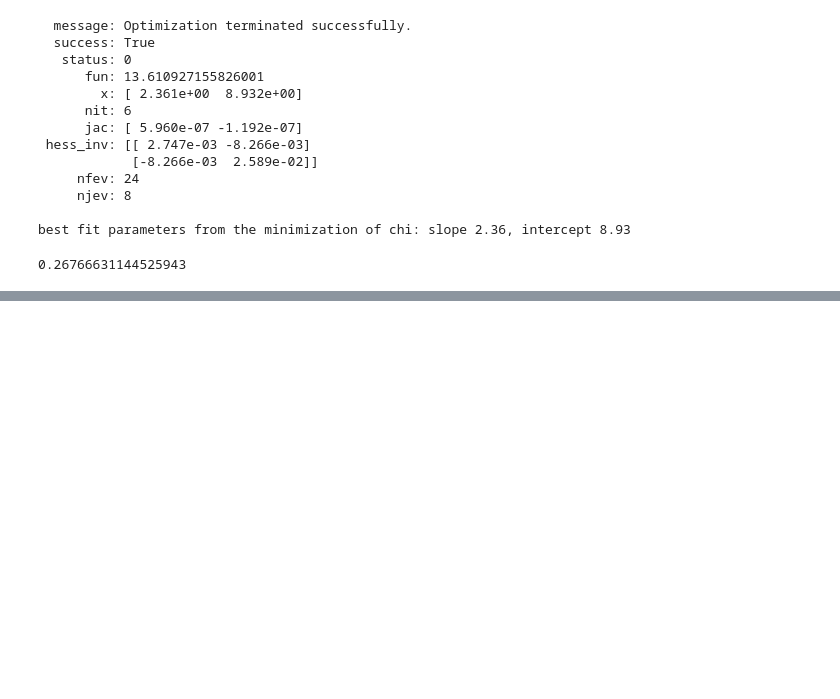
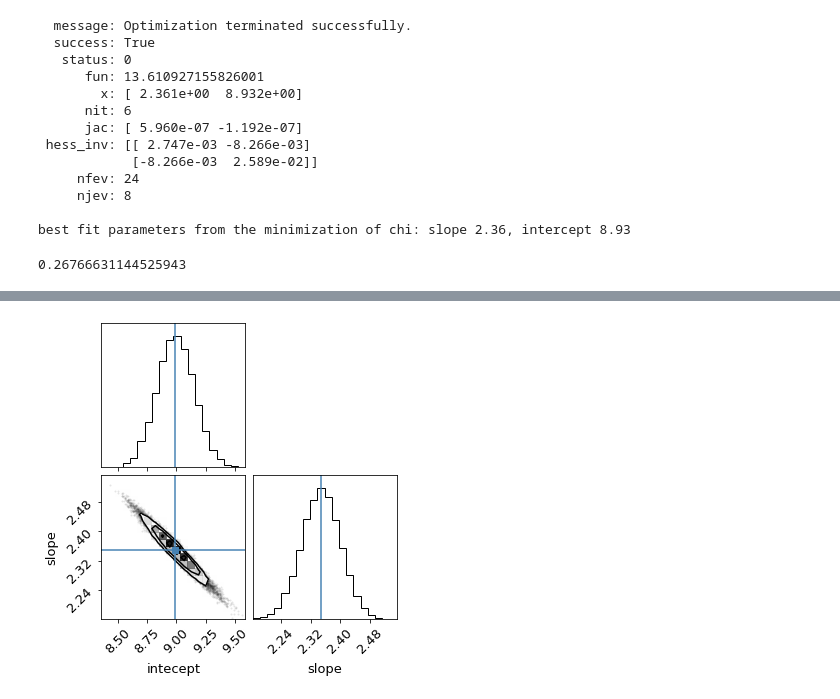
Before and after one commit to massimocipressi/MLPNS_MCipressi, a Jupyter notebook: linearRegression/FittingLineToGRBAfterglows_instructions.ipynb, the cells around one changed output, grey strips where cells are left out. Cells and saved outputs as stored; diff of their text form; code cells hidden in the pictures; blank space fills up the shorter version.

```diff
--- a/linearRegression/FittingLineToGRBAfterglows_instructions.ipynb
+++ b/linearRegression/FittingLineToGRBAfterglows_instructions.ipynb
@@ -377,0 +480,5 @@ l2(chiSolution.x,x_test,y_test)
+# %%
+#così prendo i valori scartando i primi 200 per therm
+#thin ne prende a caso solo 15
+#flat allinea le catene, cioé le mette una dopo l'altra
+flat_samples = sampler.get_chain(discard=200,thin=15,flat=True)
@@ -377,0 +505,8 @@ l2(chiSolution.x,x_test,y_test)
+# %%
+import corner
+#corner fa in automatico questo grafico bello
+pl.rcParams["font.size"]= 13
+fig = corner.corner(
+    flat_samples, labels=["intecept", "slope"], truths=mcmc[:,1]);
+# %% [output]
+[figure, added]
```
Also changed, not shown: parts of 13 cells of this notebook.
